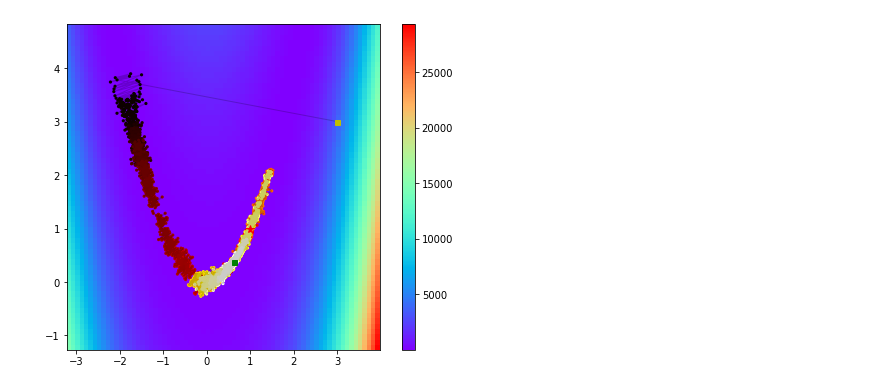
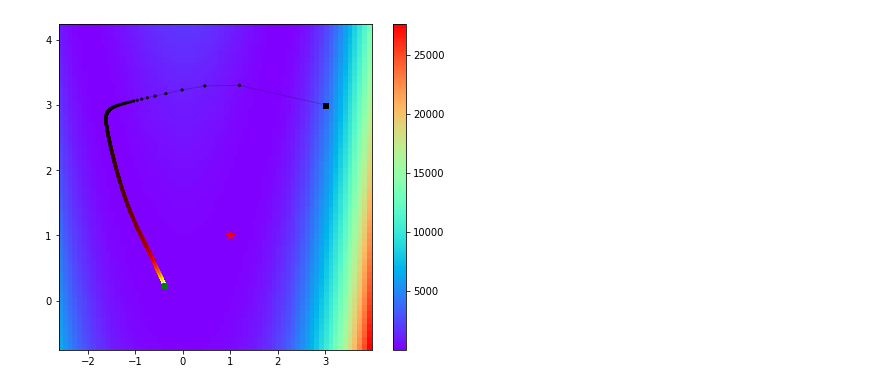
Before and after one commit to NaokiNakamichi/ML, a Jupyter notebook: GD/ASGD.ipynb, the cells around one changed output. Saved outputs shown, nothing was run; the diff lists cells and outputs as text; code cells hidden in the pictures.

```diff
--- a/GD/ASGD.ipynb
+++ b/GD/ASGD.ipynb
@@ -19,0 +77,9 @@ _cmap = plt.cm.jet
+# %%
+
+
+f = model_opt.RosenBrock(err = 0)
+w_store1 = w_store
+plt.plot(f.f_opt(w_store1.T)[10:])
+plt.xlim(10,10000)
+plt.xlabel("step")
+plt.title('expected loss')
@@ -20,17 +89,5 @@ _cmap = plt.cm.jet
 # %%
-# RosenBrockのSGD　１コア　反復多数
-w_init = np.array([3,3])
-_t_max = 10000
-f = model_opt.RosenBrock(err = 100)
-
-
-algo = algo_GD.SGD(w_init=w_init,t_max=_t_max,a=0.0007)
-w_star = f.w_star
-
-for i in tqdm(algo):
-    algo.update(model=f)
-
-w_store = np.array(algo.wstore)
+w_store = np.array(w_mean)
 grid_x_min = min(w_store.T[0].min(),w_star[0])-1
 grid_x_max = max(w_store.T[0].max(),w_star[0])+1
 grid_y_min = min(w_store.T[1].min(),w_star[1])-1
@@ -38,32 +95,32 @@ grid_y_max = max(w_store.T[1].max(),w_star[1])+1
 xvals = np.arange(grid_x_min,grid_x_max, 0.1)
 yvals = np.arange(grid_y_min,grid_y_max, 0.1)
 X, Y = np.meshgrid(xvals, yvals)
 Z = f.f_opt([X,Y])
 
 fig, axes = plt.subplots(1,1, figsize=(6,6))
 axes.pcolor(X, Y, Z,cmap=plt.cm.rainbow)
 # wの軌跡
 axes.plot(w_store.T[0],w_store.T[1],c = "k",alpha=0.2,linewidth = 1)
 c = np.linspace(0, _t_max, len(w_store))
 axes.scatter(w_store.T[0],w_store.T[1],c=c,cmap = plt.cm.hot ,linewidths=0.01,alpha=1,s=10)
 
 # 始点(黄色)、終点（緑）、真値（赤）
-axes.plot(*w_store[0], 'ys', markersize=5)
+axes.plot(*w_store[0], 'ks', markersize=5)
 axes.plot(*w_store[-1], 'gs', markersize=5)
 axes.plot(*w_star, 'r*', markersize=8)
 
 #カラーバーの設定
 axpos = axes.get_position()
 cbar_ax = fig.add_axes([0.9, axpos.y0, 0.03, axpos.height])
 norm = colors.Normalize(vmin=Z.min(),vmax=Z.max())
 mappable = ScalarMappable(cmap=plt.cm.rainbow,norm=norm)
 mappable._A = []
 fig.colorbar(mappable, cax=cbar_ax)
 
 #余白の調整
 plt.subplots_adjust(right=0.85)
 plt.subplots_adjust(wspace=0.1)
 
 plt.show()
 # %% [output]
-[figure, old version]
+[figure, new version]
```
Also changed, not shown: parts of 11 cells of this notebook, 1 other file.
